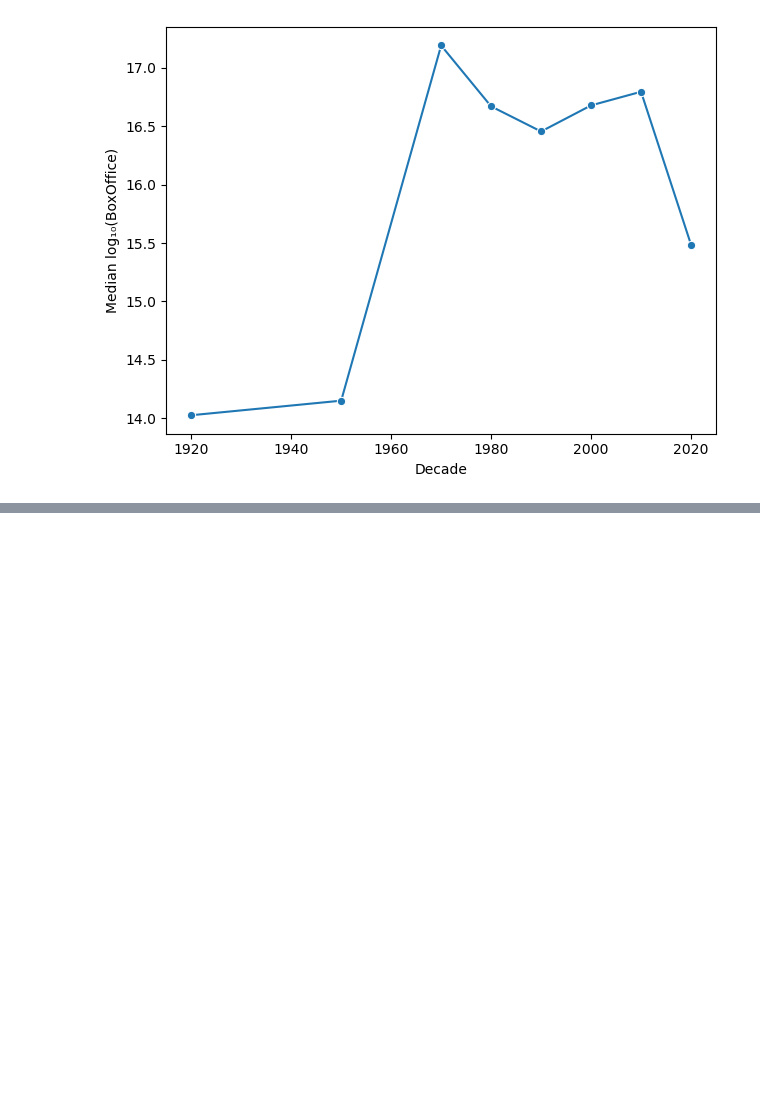
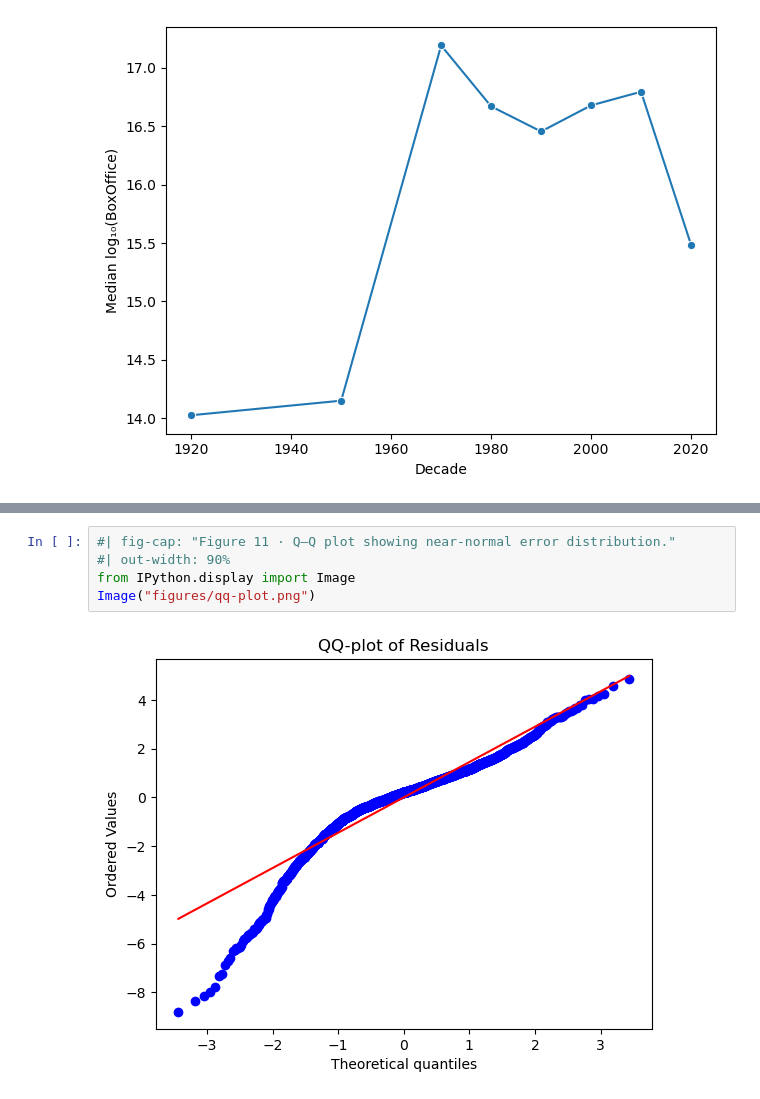
Before and after one commit to CU-S25-MSDSSB-DSCI-01-DataScienceLab/Movie-Project, a Jupyter notebook: main-report.ipynb, the cells around one changed output, grey strips where cells are left out. Cells and saved outputs as stored; diff of their text form; blank space fills up the shorter version.

```diff
--- a/main-report.ipynb
+++ b/main-report.ipynb
@@ -205,0 +310,7 @@ plt.tight_layout()
+# %%
+#| fig-cap: "Figure 11 · Q–Q plot showing near-normal error distribution."
+#| out-width: 90%
+from IPython.display import Image
+Image("figures/qq-plot.png")
+# %% [output]
+[figure, added]
```
Also changed, not shown: parts of 29 cells of this notebook, 29 other files.
